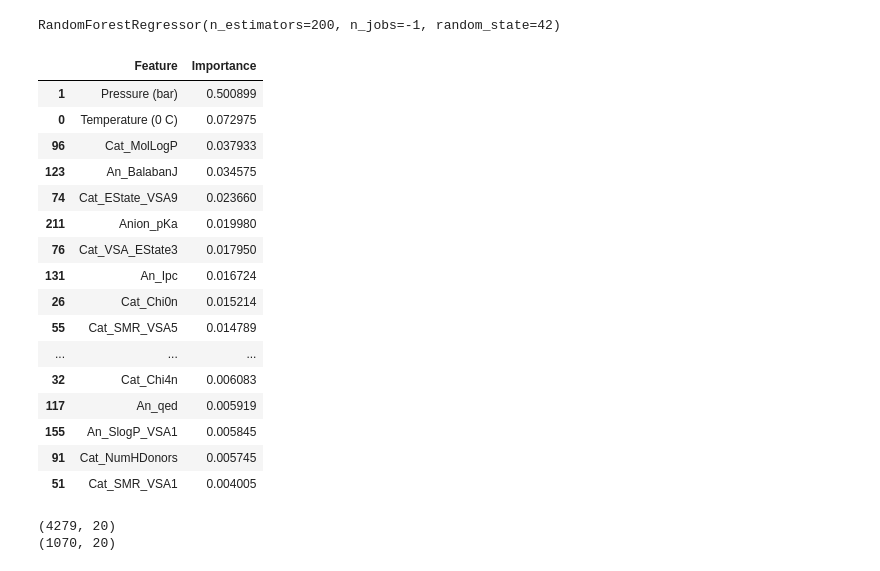
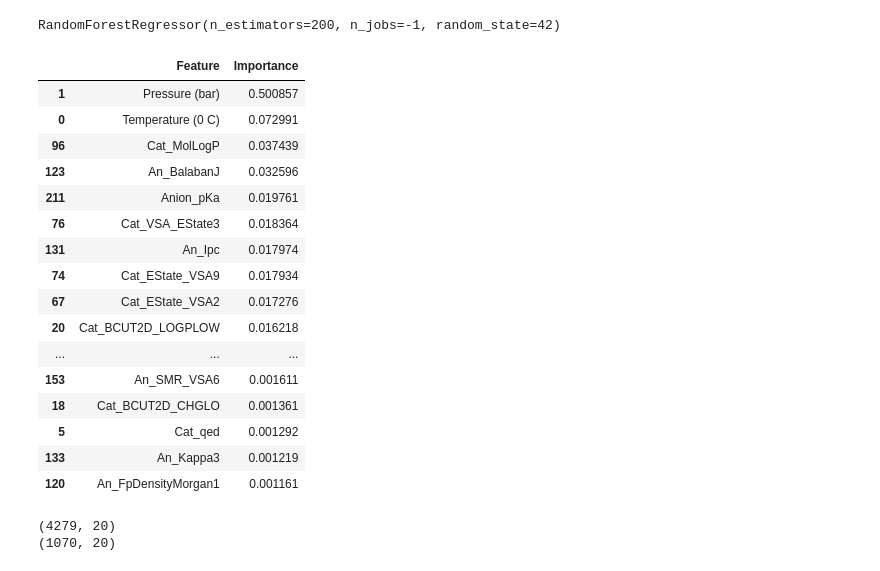
Before and after one commit to Jaideepsingh11/CO2_Solubility_Prediction_Using_Ionic_Liquids, a Jupyter notebook: notebooks/pKaVals.ipynb, the cells around one changed output. Drawn from its saved outputs; the diff is of its cells as text; code cells hidden in the pictures.

```diff
--- a/notebooks/pKaVals.ipynb
+++ b/notebooks/pKaVals.ipynb
@@ -108,7 +108,7 @@ len(const)
 # %%
 df.drop(columns=const,inplace=True)
 # %%
-unuseful_cols=['IL NAME', 'CATION NAME', 'ANION NAME', 'Cation_SMILES', 'Anion_SMILES','Cation_Family','Delta_pKa']
+unuseful_cols=['IL NAME', 'CATION NAME', 'ANION NAME', 'Cation_SMILES', 'Anion_SMILES','Cation_Family']
 # %%
 df_model=df.drop(columns=unuseful_cols)
 # %%
@@ -200,33 +200,33 @@ RandomForestRegressor(n_estimators=200, n_jobs=-1, random_state=42)
 # %%
 importance = pd.DataFrame({
     "Feature": X_train_corr.columns,
     "Importance": rf.feature_importances_
 })
 
 importance = importance.sort_values(
     by="Importance",
     ascending=False
 )
 
-importance.head(30)
+importance.head(40)
 # %% [output]
 |  | Feature | Importance |
-| 1 | Pressure (bar) | 0.500899 |
-| 0 | Temperature (0 C) | 0.072975 |
-| 96 | Cat_MolLogP | 0.037933 |
-| 123 | An_BalabanJ | 0.034575 |
-| 74 | Cat_EState_VSA9 | 0.023660 |
-| 211 | Anion_pKa | 0.019980 |
-| 76 | Cat_VSA_EState3 | 0.017950 |
-| 131 | An_Ipc | 0.016724 |
-| 26 | Cat_Chi0n | 0.015214 |
-| 55 | Cat_SMR_VSA5 | 0.014789 |
+| 1 | Pressure (bar) | 0.500857 |
+| 0 | Temperature (0 C) | 0.072991 |
+| 96 | Cat_MolLogP | 0.037439 |
+| 123 | An_BalabanJ | 0.032596 |
+| 211 | Anion_pKa | 0.019761 |
+| 76 | Cat_VSA_EState3 | 0.018364 |
+| 131 | An_Ipc | 0.017974 |
+| 74 | Cat_EState_VSA9 | 0.017934 |
+| 67 | Cat_EState_VSA2 | 0.017276 |
+| 20 | Cat_BCUT2D_LOGPLOW | 0.016218 |
 | ... | ... | ... |
-| 32 | Cat_Chi4n | 0.006083 |
-| 117 | An_qed | 0.005919 |
-| 155 | An_SlogP_VSA1 | 0.005845 |
-| 91 | Cat_NumHDonors | 0.005745 |
-| 51 | Cat_SMR_VSA1 | 0.004005 |
+| 153 | An_SMR_VSA6 | 0.001611 |
+| 18 | Cat_BCUT2D_CHGLO | 0.001361 |
+| 5 | Cat_qed | 0.001292 |
+| 133 | An_Kappa3 | 0.001219 |
+| 120 | An_FpDensityMorgan1 | 0.001161 |
 # %%
 rf_top20 = set(importance.head(20)["Feature"])
 # %%
```
Also changed, not shown: parts of 4 cells of this notebook, 9 other files.
